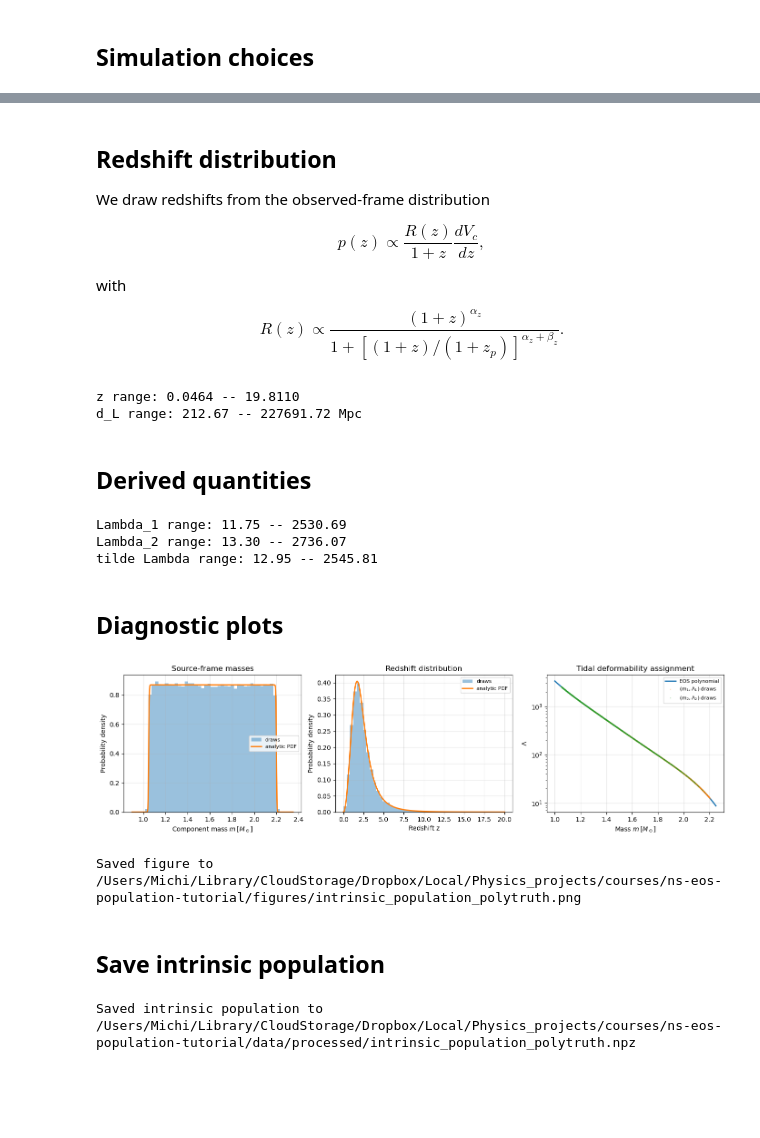
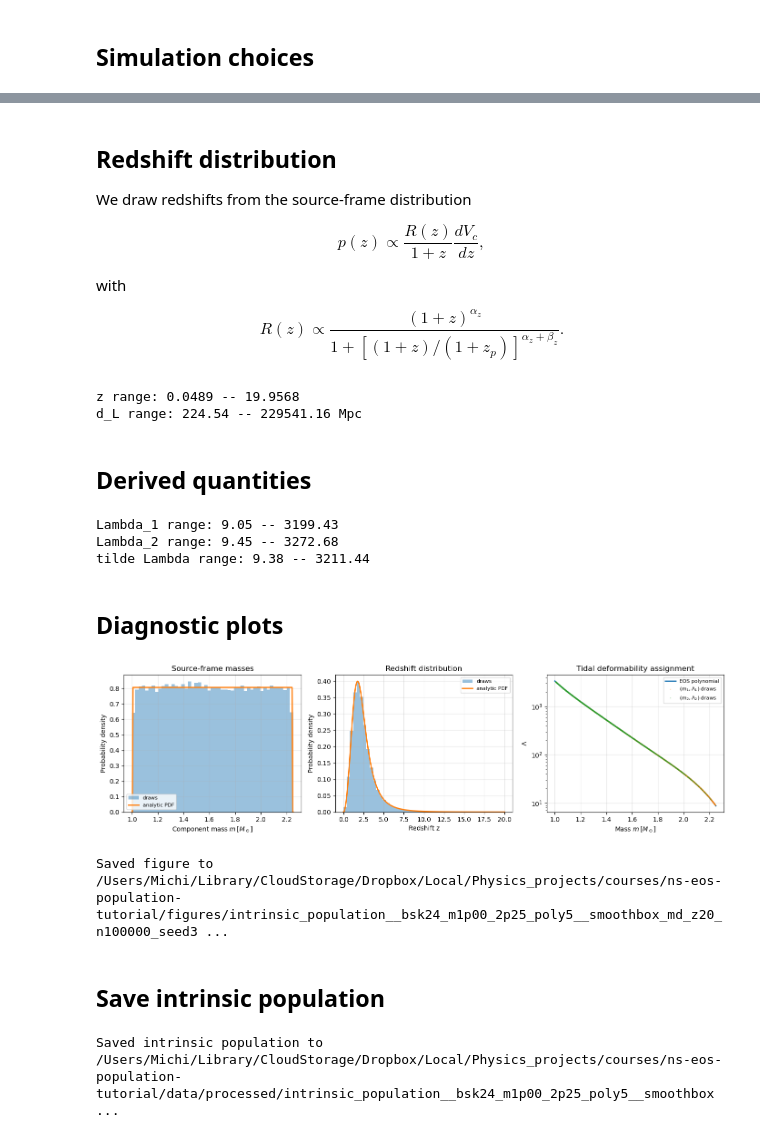
Before and after one commit to Mik3M4n/ns-eos-population-tutorial, a Jupyter notebook: notebooks/01_population_simulation.ipynb, the cells around one changed output, grey strips where cells are left out. Drawn from its saved outputs; the diff is of its cells as text; code cells hidden in the pictures; blank space fills up the shorter version.

```diff
--- a/notebooks/01_population_simulation.ipynb
+++ b/notebooks/01_population_simulation.ipynb
@@ -37,16 +37,25 @@ figures_dir.mkdir(parents=True, exist_ok=True)
 # %% [markdown]
 ## Load the EOS polynomial fit from notebook 00
 # %%
-eos_fit = np.load(processed_dir / 'bsk24_loglambda_polyfit.npz')
+eos_fit_filename = 'eos_fit__bsk24_m1p00_2p25_poly5.npz'
+eos_fit_path = processed_dir / eos_fit_filename
+
+eos_fit = np.load(eos_fit_path)
 
 fit_min = float(eos_fit['fit_min'])
 fit_max = float(eos_fit['fit_max'])
 eos_chosen_order = int(eos_fit['chosen_order'])
 eos_chosen_coeffs = eos_fit['chosen_coeffs']
 
+eos_tag = str(eos_fit['eos_tag'].item())
+eos_base_tag = str(eos_fit['eos_base_tag'].item())
+fit_mass_tag = str(eos_fit['fit_mass_tag'].item())
+
 def lambda_of_mass(m):
     return np.exp(np.polyval(eos_chosen_coeffs, m))
 
+print(f'Loaded EOS fit: {eos_fit_path}')
+print(f'EOS tag: {eos_tag}')
 print(f'EOS polynomial order: {eos_chosen_order}')
 print(f'EOS fit interval: {fit_min:.3f} -- {fit_max:.3f} Msun')
 # %% [output]
@@ -56,19 +67,28 @@ EOS fit interval: 1.000 -- 2.250 Msun
 ## Simulation choices
 # %%
 # Main choices to modify.
-seed = 12345
+seed = 31031993
 n_events = 100_000
 
 # Use the same mass interval as the EOS polynomial fit.
 m_min_true = fit_min
 m_max_true = fit_max
-edge_width_true = 0.05
+edge_width_true = 0.005
 edge_pdf_value = 1e-10
 
 # Madau-Dickinson-like rate parameters.
 z_max = 20.0
 alpha_z = 2.7
-beta_z = 2.9
-z_p = 1.9
+beta_z = 3.0
+z_p = 2.0
+
+def number_tag(x):
+    if float(x).is_integer():
+        return str(int(x))
+    return f'{x:.2f}'.replace('.', 'p')
+
+pop_tag = f'smoothbox_md_z{number_tag(z_max)}_n{n_events}_seed{seed}'
 
 rng = np.random.default_rng(seed)
+
+print(f'Population tag: {pop_tag}')
@@ -120,7 +148,7 @@ m2 range: 1.037 -- 2.195 Msun
 # %% [markdown]
 ## Redshift distribution
 
-We draw redshifts from the observed-frame distribution
+We draw redshifts from the source-frame distribution
 
 $$p(z) \propto \frac{R(z)}{1+z}\frac{dV_c}{dz},$$
 
@@ -156,8 +184,8 @@ d_l = cosmology.luminosity_distance(z).value
 print(f'z range: {z.min():.4f} -- {z.max():.4f}')
 print(f'd_L range: {d_l.min():.2f} -- {d_l.max():.2f} Mpc')
 # %% [output]
-z range: 0.0464 -- 19.8110
-d_L range: 212.67 -- 227691.72 Mpc
+z range: 0.0489 -- 19.9568
+d_L range: 224.54 -- 229541.16 Mpc
 # %% [markdown]
 ## Derived quantities
 # %%
@@ -176,19 +204,19 @@ print(f'Lambda_1 range: {lambda1.min():.2f} -- {lambda1.max():.2f}')
 print(f'Lambda_2 range: {lambda2.min():.2f} -- {lambda2.max():.2f}')
 print(f'tilde Lambda range: {lambda_tilde.min():.2f} -- {lambda_tilde.max():.2f}')
 # %% [output]
-Lambda_1 range: 11.75 -- 2530.69
-Lambda_2 range: 13.30 -- 2736.07
-tilde Lambda range: 12.95 -- 2545.81
+Lambda_1 range: 9.05 -- 3199.43
+Lambda_2 range: 9.45 -- 3272.68
+tilde Lambda range: 9.38 -- 3211.44
 # %% [markdown]
 ## Diagnostic plots
 # %%
 fig, axes = plt.subplots(1, 3, figsize=(14.0, 4.0))
 
 ax = axes[0]
-bins_m = np.linspace(m_min_true - 0.1, m_max_true + 0.1, 50)
+bins_m = np.linspace(m_min_true, m_max_true, 50)
 ax.hist(np.concatenate([m1, m2]), bins=bins_m, density=True, alpha=0.45, label='draws')
 
-m_plot = np.linspace(m_min_true - 0.1, m_max_true + 0.1, 500)
+m_plot = np.linspace(m_min_true, m_max_true, 500)
 p_m_plot = mass_pdf(m_plot)
 p_m_plot /= np.trapezoid(p_m_plot, m_plot)
 ax.plot(m_plot, p_m_plot, lw=2.0, label='analytic PDF')
@@ -202,43 +230,52 @@ ax = axes[1]
 bins_z = np.linspace(0.0, z_max, 50)
 ax.hist(z, bins=bins_z, density=True, alpha=0.45, label='draws')
 
 p_z_plot = redshift_pdf_unnormalized(z_grid)
 p_z_plot /= np.trapezoid(p_z_plot, z_grid)
 ax.plot(z_grid, p_z_plot, lw=2.0, label='analytic PDF')
 ax.set_xlabel('Redshift z')
 ax.set_ylabel('Probability density')
 ax.set_title('Redshift distribution')
 ax.legend(fontsize=8)
 ax.grid(alpha=0.3)
 
 ax = axes[2]
 m_eos = np.linspace(m_min_true, m_max_true, 500)
 ax.plot(m_eos, lambda_of_mass(m_eos), lw=2.0, label='EOS polynomial')
 ax.plot(m1[:3000], lambda1[:3000], '.', ms=1.5, alpha=0.25, label=r'$(m_1,\Lambda_1)$ draws')
 ax.plot(m2[:3000], lambda2[:3000], '.', ms=1.5, alpha=0.25, label=r'$(m_2,\Lambda_2)$ draws')
 ax.set_yscale('log')
 ax.set_xlabel(r'Mass $m\,[M_\odot]$')
 ax.set_ylabel(r'$\Lambda$')
 ax.set_title('Tidal deformability assignment')
 ax.legend(fontsize=8)
 ax.grid(alpha=0.3)
 
 fig.tight_layout()
-figure_path = figures_dir / 'intrinsic_population_polytruth.png'
+figure_path = figures_dir / f'intrinsic_population__{eos_tag}__{pop_tag}.png'
 fig.savefig(figure_path, dpi=200)
 plt.show()
 
 print(f'Saved figure to {figure_path}')
 # %% [output]
-[figure, old version]
+[figure, new version]
-Saved figure to /Users/Michi/Library/CloudStorage/Dropbox/Local/Physics_projects/courses/ns-eos-population-tutorial/figures/intrinsic_population_polytruth.png
+Saved figure to /Users/Michi/Library/CloudStorage/Dropbox/Local/Physics_projects/courses/ns-eos-population-tutorial/figures/intrinsic_population__bsk24_m1p00_2p25_poly5__smoothbox_md_z20_n100000_seed3 ...
 # %% [markdown]
 ## Save intrinsic population
 # %%
-output_path = processed_dir / 'intrinsic_population_polytruth.npz'
+output_path = processed_dir / f'intrinsic_population__{eos_tag}__{pop_tag}.npz'
 
 np.savez(
     output_path,
+    eos_tag=eos_tag,
+    eos_base_tag=eos_base_tag,
+    fit_mass_tag=fit_mass_tag,
+    eos_fit_filename=eos_fit_filename,
+    pop_tag=pop_tag,
+    population_model='smoothbox_masses_madau_dickinson_redshift',
+    mass_model='smoothbox',
+    redshift_model='madau_dickinson',
+    cosmology_name='Planck18',
     seed=seed,
     n_events=n_events,
     m_min_true=m_min_true,
@@ -264,4 +301,4 @@ np.savez(
 
 print(f'Saved intrinsic population to {output_path}')
 # %% [output]
-Saved intrinsic population to /Users/Michi/Library/CloudStorage/Dropbox/Local/Physics_projects/courses/ns-eos-population-tutorial/data/processed/intrinsic_population_polytruth.npz
+Saved intrinsic population to /Users/Michi/Library/CloudStorage/Dropbox/Local/Physics_projects/courses/ns-eos-population-tutorial/data/processed/intrinsic_population__bsk24_m1p00_2p25_poly5__smoothbox ...
```
Also changed, not shown: parts of 4 cells of this notebook, 5 other files.
